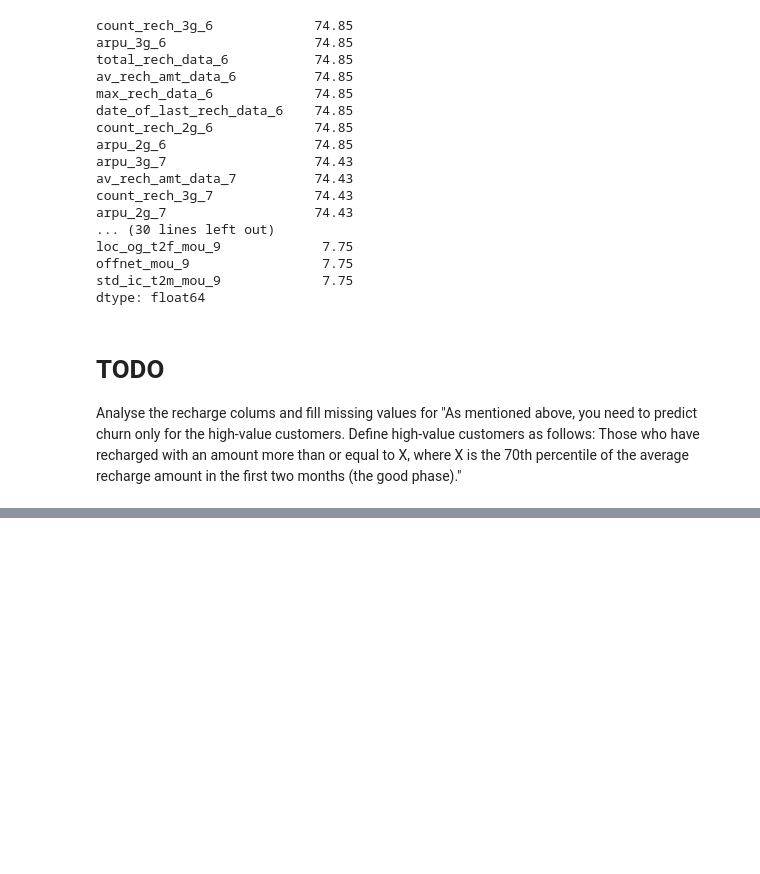
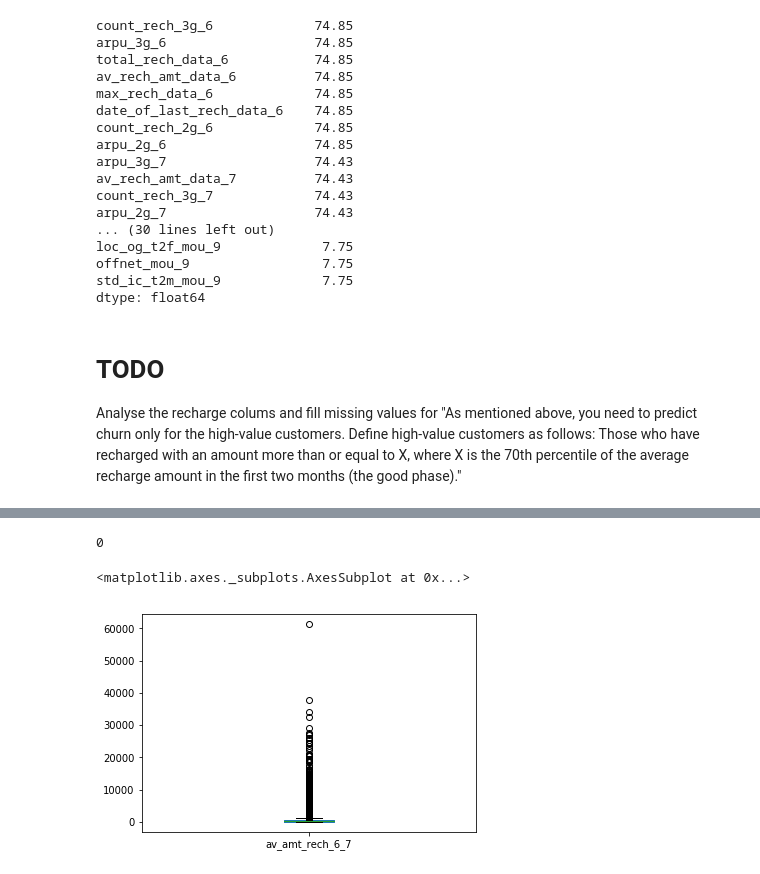
Before and after one commit to vamsigp/IIIT-B, a Jupyter notebook: 1. Statistics and Machine Learning/GP1. Telecom CaseStudy/TelecomChurn_Upgrad.ipynb, the cells around one changed output, grey strips where cells are left out. Drawn from its saved outputs; the diff is of its cells as text; code cells hidden in the pictures; blank space fills up the shorter version.

```diff
--- a/1. Statistics and Machine Learning/GP1. Telecom CaseStudy/TelecomChurn_Upgrad.ipynb
+++ b/1. Statistics and Machine Learning/GP1. Telecom CaseStudy/TelecomChurn_Upgrad.ipynb
@@ -667,0 +782,3 @@ Analyse the recharge colums and fill missing values for
+# %%
+cols_to_drop = ['total_rech_data_6', 'total_rech_data_7','total_rech_data_8','total_rech_data_9',
+               'av_rech_amt_data_6','av_rech_amt_data_7','av_rech_amt_data_8','av_rech_amt_data_9']
@@ -667,0 +789,2 @@ Analyse the recharge colums and fill missing values for
+# %%
+df.drop(labels=cols_to_drop, axis=1, inplace=True)
@@ -667,0 +795,5 @@ Analyse the recharge colums and fill missing values for
+# %%
+df['total_amt_6'] = df.total_rech_amt_6 + df.total_data_rech_6
+df['total_amt_7'] = df.total_rech_amt_7 + df.total_data_rech_7
+df['total_amt_8'] = df.total_rech_amt_8 + df.total_data_rech_8
+df['total_amt_9'] = df.total_rech_amt_9 + df.total_data_rech_9
@@ -667,0 +808,11 @@ Analyse the recharge colums and fill missing values for
+# %%
+((df.total_amt_6 + df.total_amt_7)/2).isnull().sum()
+# %% [output]
+0
+# %%
+df['av_amt_rech_6_7']=(df.total_amt_6 + df.total_amt_7)/2
+# %%
+df['av_amt_rech_6_7'].plot.box()
+# %% [output]
+<matplotlib.axes._subplots.AxesSubplot at 0x...>
+[figure, added]
```
Also changed, not shown: parts of 29 cells of this notebook, 1 other file.
